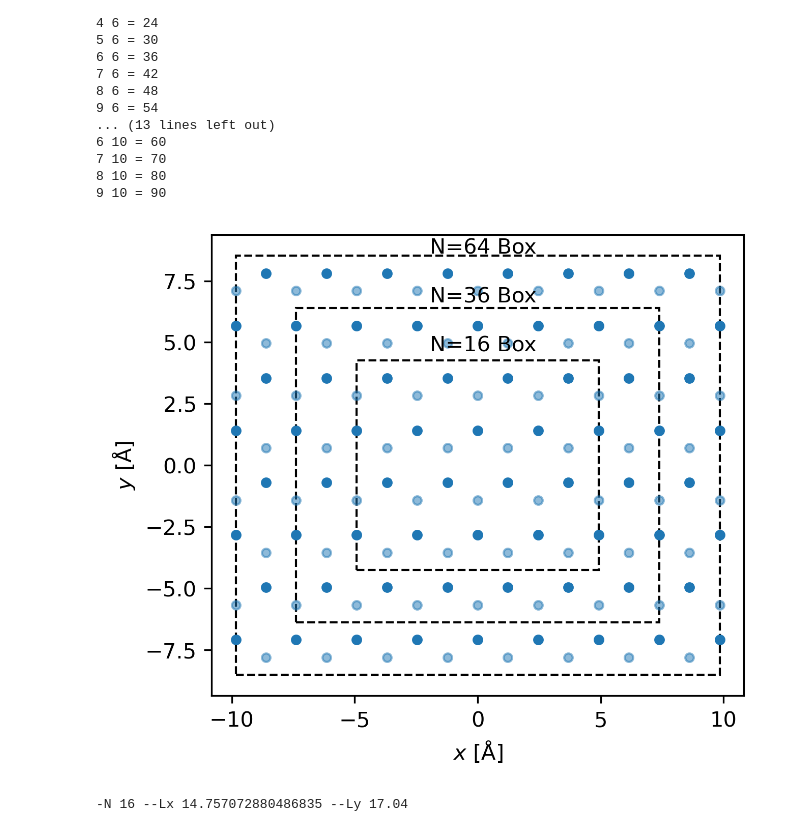
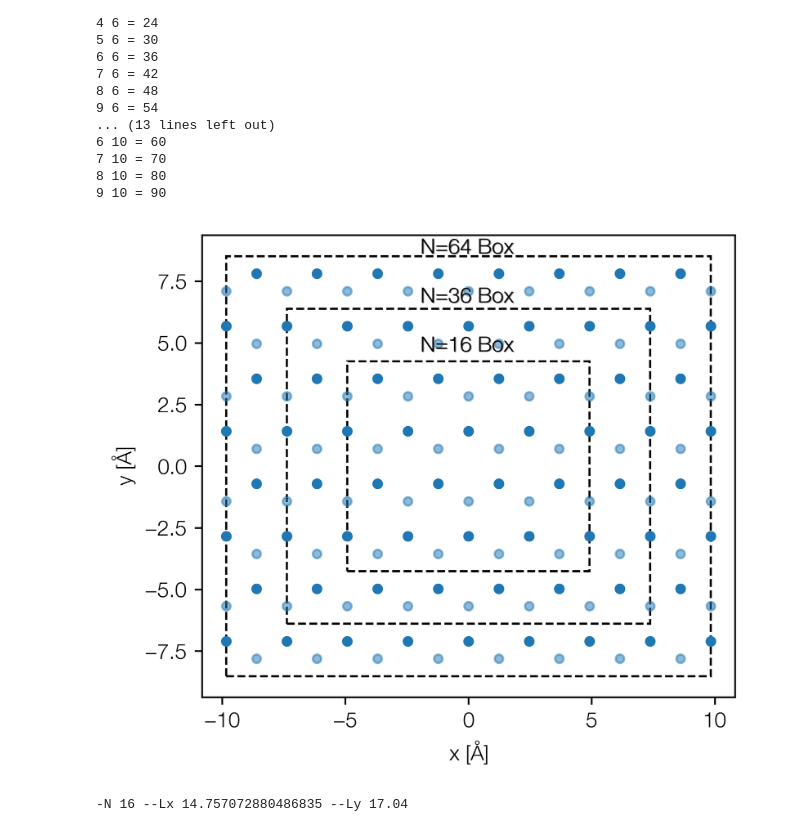
Before and after one commit to DelMaestroGroup/papers-code-Superfluid4HeStrainGraphene, a Jupyter notebook: src/box_figure_and_filling_states.ipynb, the cells around one changed output. Cells and saved outputs as stored; diff of their text form; code cells hidden in the pictures.

```diff
--- a/src/box_figure_and_filling_states.ipynb
+++ b/src/box_figure_and_filling_states.ipynb
@@ -7,3 +10,27 @@ import math
+# %%
+### plot style
+# plot_style = {'notebook':'../include/notebook.mplstyle','sans':'../include/sans_NC.mplstyle'}
+# plt.style.reload_library()
+# plt.style.use(plot_style['sans'])
+# figsize = plt.rcParams['figure.figsize']
+
+# colors = plt.rcParams['axes.prop_cycle'].by_key()['color']
+
+# setup a possible custom font path
+from matplotlib import font_manager
+def what_font_path (filename):
+    for p in font_manager.findSystemFonts(fontpaths=None, fontext="ttf"):
+        if p.find(filename) != -1:
+            return p
+
+font_path,bold_font_path = '.','.'
+if 'LOCAL_FONT_PATH' in os.environ:
+    font_path = os.environ['LOCAL_FONT_PATH'] + os.path.sep + 'HelveticaNeue/HelveticaNeue-Light-08.ttf'
+    bold_font_path = os.environ['LOCAL_FONT_PATH'] + os.path.sep + 'HelveticaNeue/HelveticaNeue-Bold-02.ttf'
+else:
+    # local path (custom)
+    font_path = what_font_path('HelveticaNeue-Light-08')
+    bold_font_path = what_font_path('HelveticaNeue-Bold-02')
 # %%
 y1 = [(i, 2) for i in range(2,4+1)]
 y2 = [(i, 4) for i in range(2,8+1)]
@@ -43,35 +70,40 @@ from graphenetools import gt
 # Here we plot a funky box
 strain = 0.00
 iso_strain = 1.00
 a = 1.42*iso_strain
 ncellx = 8
 ncelly = 8
 lx = a*math.sqrt(3)*1 * ncellx
 ly = a*1.5 * ncelly
 box_dims = [-lx/2,lx/2,-ly/2,ly/2]
 
+plt.style.reload_library()
 fig, ax = gt.plot_graphene_lattice(strain,box_dims,carbon_carbon_distance=a)
+dgutils.fonts.set_custom_font(font_path)
 
 # Create a Rectangle patch
 rect = patches.Rectangle((-lx/2*4/8, -ly/2*4/8), lx*4/8, ly*4/8,
                          linestyle='dashed', linewidth=1, edgecolor='black', facecolor='none')
 
 rect2 = patches.Rectangle((-lx/2*6/8, -ly/2*6/8), lx*6/8, ly*6/8,
                          linestyle='dashed', linewidth=1, edgecolor='black', facecolor='none')
 
 # Add the patch to the Axes
 ax.add_patch(rect)
 ax.add_patch(rect2)
 
+fig.text(0.461, 0.689, 'N=16 Box', color='grey')
 fig.text(0.46, 0.69, 'N=16 Box')
+fig.text(0.461, 0.769, 'N=36 Box', color='grey')
 fig.text(0.46, 0.77, 'N=36 Box')
+fig.text(0.461, 0.849, 'N=64 Box', color='grey')
 fig.text(0.46, 0.85, 'N=64 Box')
 
 fig.set_dpi(300)
 
-fig.savefig('scale_of_bax.jpg')
+fig.savefig('../figures/scale_of_bax.png', dpi=300)
 # %% [output]
-[figure, old version]
+[figure, new version]
 # %%
 # Here we plot a mostly rectangular plot commensurate with the C1/3 adsorption sites and print out the relevant PIMC parameters
 strain = 0.00
```
Also changed, not shown: parts of 1 cell of this notebook, 4 other files.
